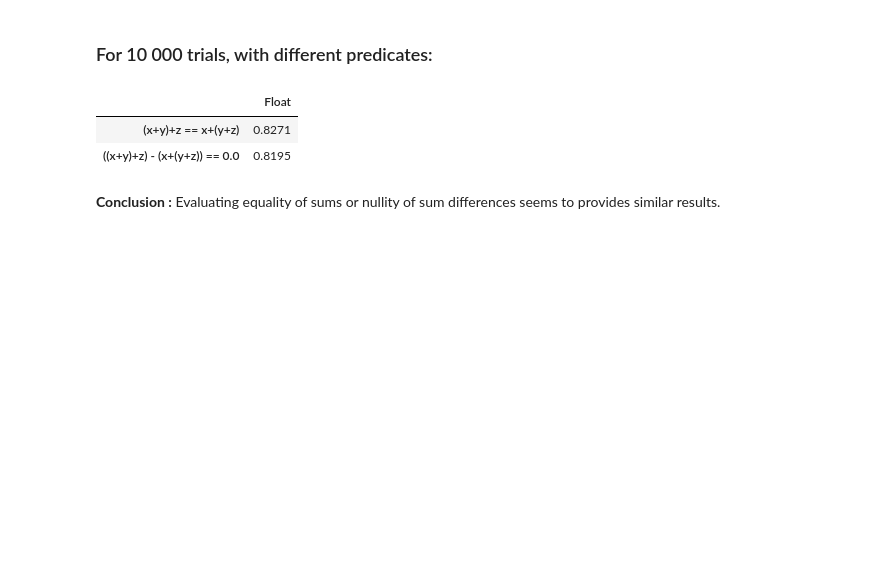
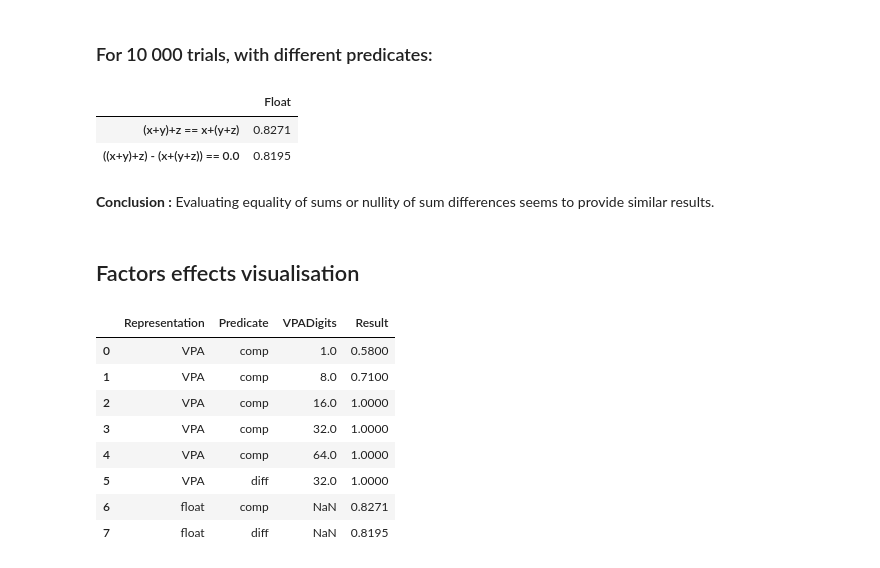
Before and after one commit to Kaeios/assoc-REP, a Jupyter notebook: resultsAnalysis.ipynb, the cells around one changed output. Cells and saved outputs as stored; diff of their text form; code cells hidden in the pictures; blank space fills up the shorter version.

```diff
--- a/resultsAnalysis.ipynb
+++ b/resultsAnalysis.ipynb
@@ -187,4 +187,6 @@ pd.DataFrame(result3, columns=["Float"], index=["(x+y)+z == x+(y+z)", "((x+y)+z)
 | (x+y)+z == x+(y+z) | 0.8271 |
 | ((x+y)+z) - (x+(y+z)) == 0.0 | 0.8195 |
 # %% [markdown]
-**Conclusion :** Evaluating equality of sums or nullity of sum differences seems to provides similar results.
+**Conclusion :** Evaluating equality of sums or nullity of sum differences seems to provide similar results.
+# %% [markdown]
+## Factors effects visualisation
@@ -190,0 +199,13 @@ pd.DataFrame(result3, columns=["Float"], index=["(x+y)+z == x+(y+z)", "((x+y)+z)
+# %%
+results = pd.read_csv("variabilityFactorsExploration.csv")
+results
+# %% [output]
+|  | Representation | Predicate | VPADigits | Result |
+| 0 | VPA | comp | 1.0 | 0.5800 |
+| 1 | VPA | comp | 8.0 | 0.7100 |
+| 2 | VPA | comp | 16.0 | 1.0000 |
+| 3 | VPA | comp | 32.0 | 1.0000 |
+| 4 | VPA | comp | 64.0 | 1.0000 |
+| 5 | VPA | diff | 32.0 | 1.0000 |
+| 6 | float | comp | NaN | 0.8271 |
+| 7 | float | diff | NaN | 0.8195 |
```
Also changed, not shown: parts of 5 cells of this notebook, 1 other file.
